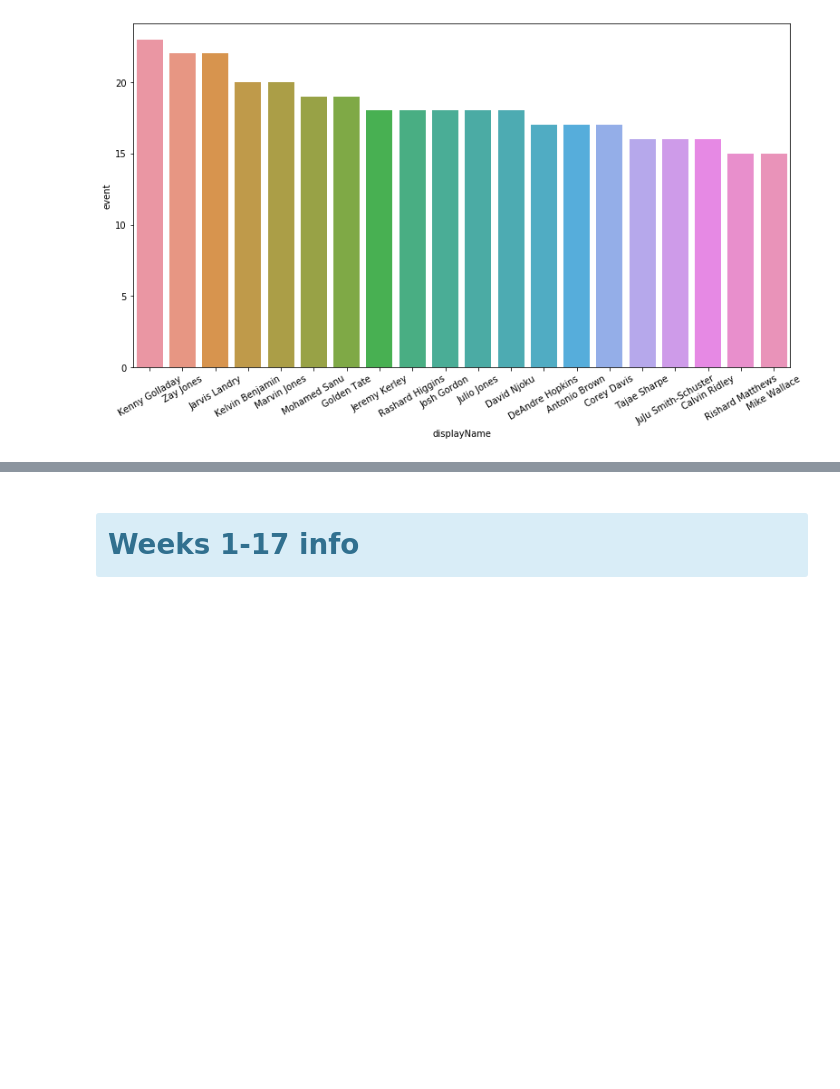
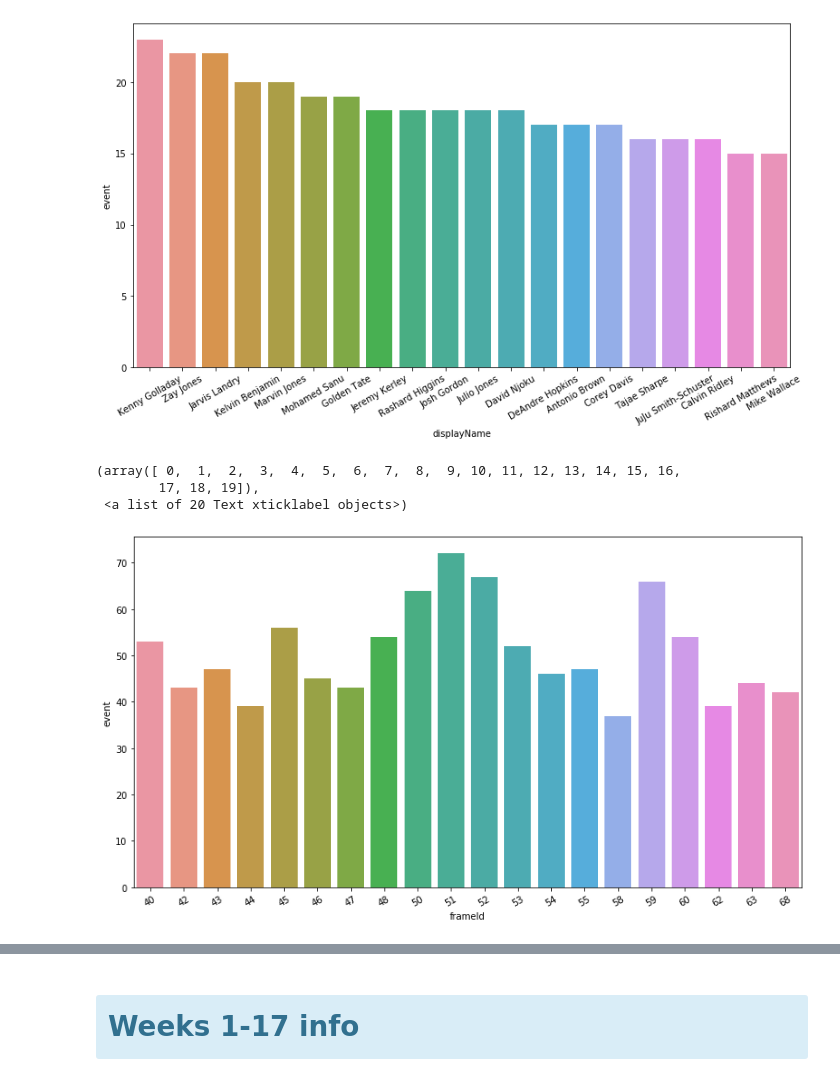
Before and after one commit to Fourth-and-Four/NFL-Big-Data-Bowl-2021, a Jupyter notebook: weeks_scratch.ipynb, the cells around one changed output, grey strips where cells are left out. Drawn from its saved outputs; the diff is of its cells as text; code cells hidden in the pictures; blank space fills up the shorter version.

```diff
--- a/weeks_scratch.ipynb
+++ b/weeks_scratch.ipynb
@@ -349,3 +349,15 @@ plt.xticks(rotation=30)
         17, 18, 19]),
  <a list of 20 Text xticklabel objects>)
 [figure]
+# %%
+frame1 = week1.groupby('frameId')['event'].sum().reset_index()
+#frame1 = frame1.sort_values(by=['event'], ascending = False)
+frame120 = frame1.sort_values(by='event', ascending=False).head(20)
+
+sns.barplot(data=frame120, x='frameId', y= 'event')
+plt.xticks(rotation=30)
+# %% [output]
+(array([ 0,  1,  2,  3,  4,  5,  6,  7,  8,  9, 10, 11, 12, 13, 14, 15, 16,
+        17, 18, 19]),
+ <a list of 20 Text xticklabel objects>)
+[figure, added]
```
Also changed, not shown: parts of 11 cells of this notebook.
